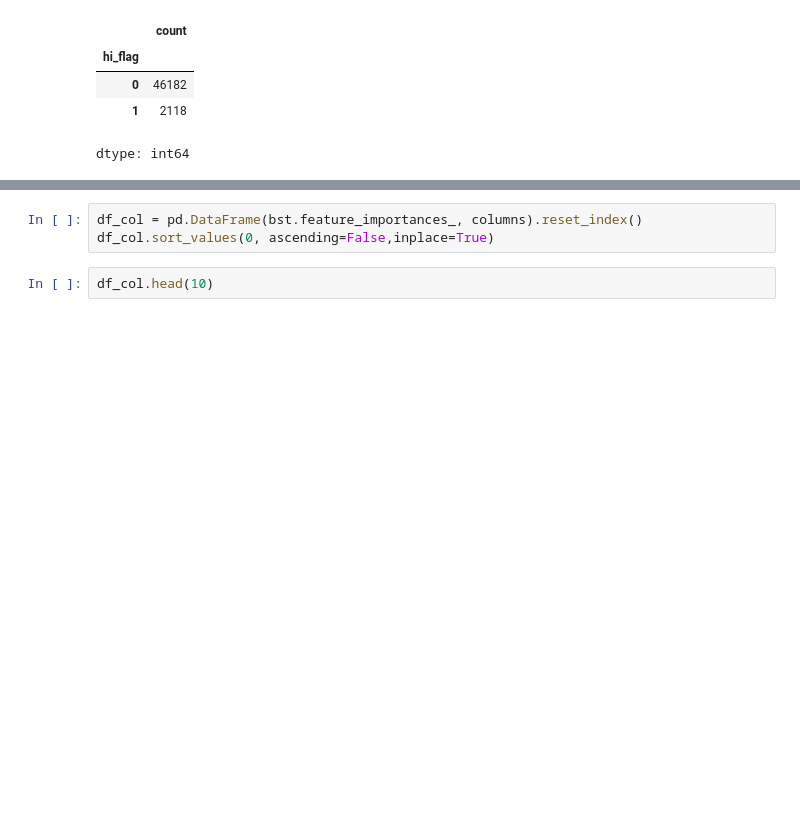
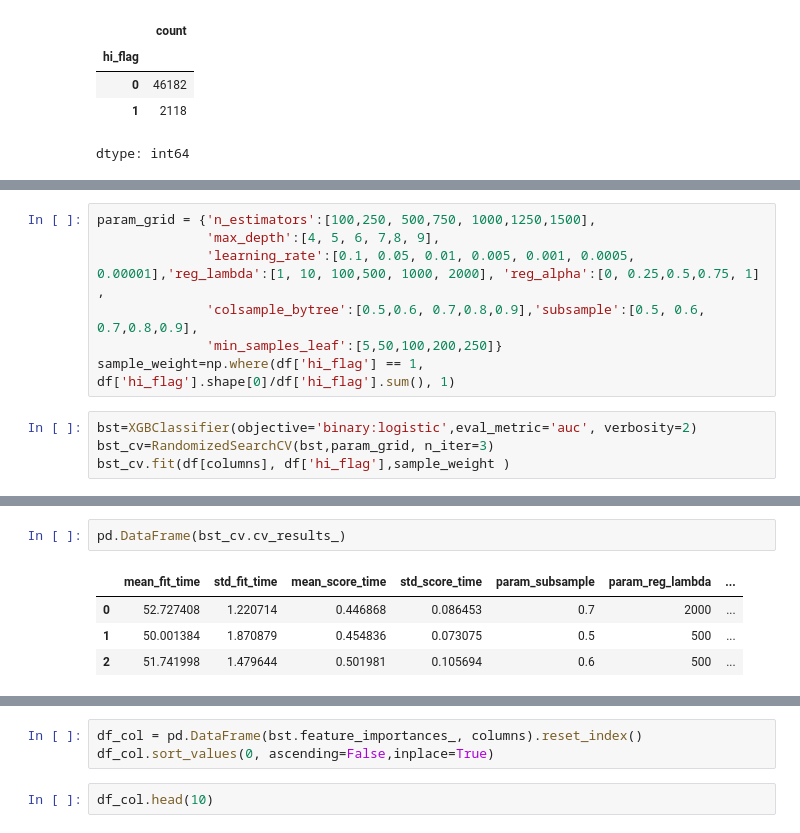
Before and after one commit to sindla97/Machine-Learning, a Jupyter notebook: humana.ipynb, the cells around one changed output, grey strips where cells are left out. Drawn from its saved outputs; the diff is of its cells as text; blank space fills up the shorter version.

```diff
--- a/humana.ipynb
+++ b/humana.ipynb
@@ -64,0 +73,11 @@ XGBClassifier(base_score=None, booster=None, callbacks=None,
+# %%
+param_grid = {'n_estimators':[100,250, 500,750, 1000,1250,1500],
+              'max_depth':[4, 5, 6, 7,8, 9],
+              'learning_rate':[0.1, 0.05, 0.01, 0.005, 0.001, 0.0005, 0.00001],'reg_lambda':[1, 10, 100,500, 1000, 2000], 'reg_alpha':[0, 0.25,0.5,0.75, 1] ,
+              'colsample_bytree':[0.5,0.6, 0.7,0.8,0.9],'subsample':[0.5, 0.6, 0.7,0.8,0.9],
+              'min_samples_leaf':[5,50,100,200,250]}
+sample_weight=np.where(df['hi_flag'] == 1, df['hi_flag'].shape[0]/df['hi_flag'].sum(), 1)
+# %%
+bst=XGBClassifier(objective='binary:logistic',eval_metric='auc', verbosity=2)
+bst_cv=RandomizedSearchCV(bst,param_grid, n_iter=3)
+bst_cv.fit(df[columns], df['hi_flag'],sample_weight )
@@ -64,0 +102,7 @@ XGBClassifier(base_score=None, booster=None, callbacks=None,
+# %%
+pd.DataFrame(bst_cv.cv_results_)
+# %% [output]
+|  | mean_fit_time | std_fit_time | mean_score_time | std_score_time | param_subsample | param_reg_lambda | ... |
+| 0 | 52.727408 | 1.220714 | 0.446868 | 0.086453 | 0.7 | 2000 | ... |
+| 1 | 50.001384 | 1.870879 | 0.454836 | 0.073075 | 0.5 | 500 | ... |
+| 2 | 51.741998 | 1.479644 | 0.501981 | 0.105694 | 0.6 | 500 | ... |
```
Also changed, not shown: parts of 19 cells of this notebook.
